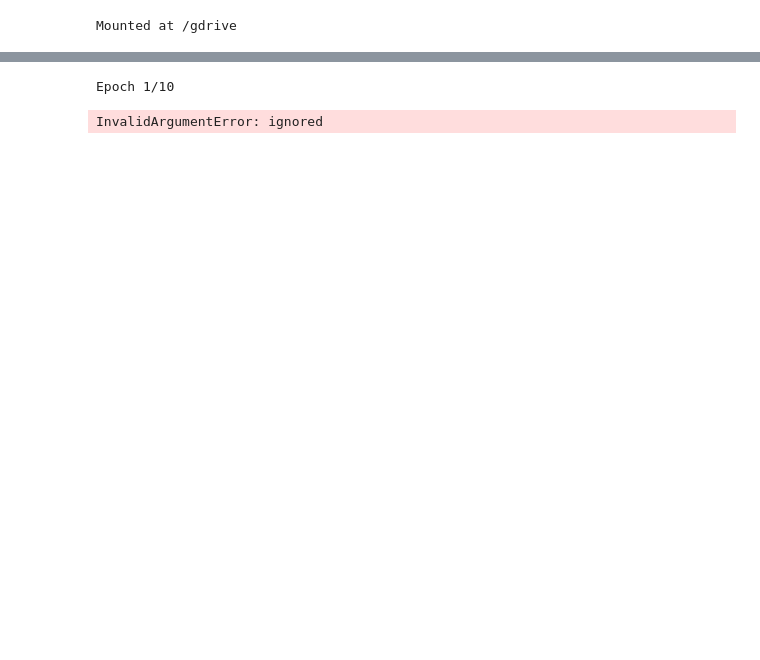
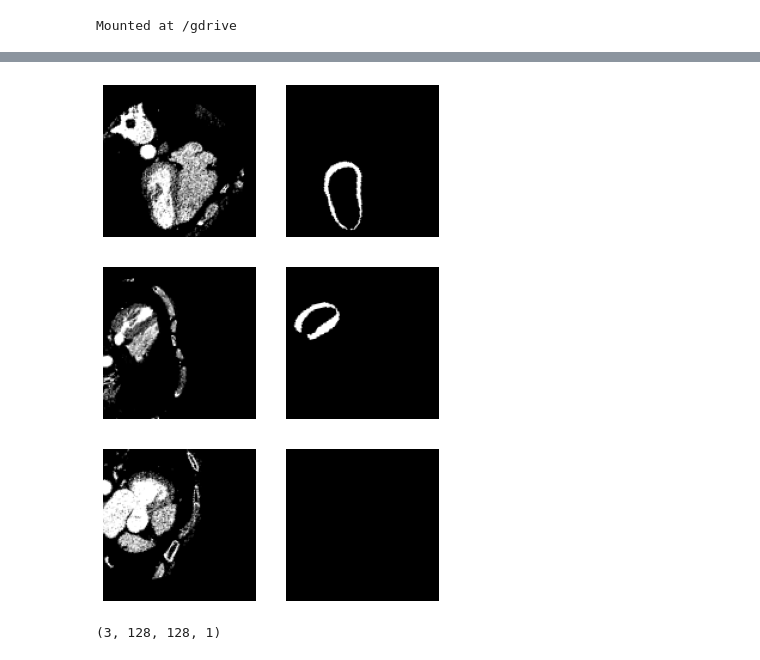
Before and after one commit to Chiaradisanto/Segmentation, a Jupyter notebook: Sensor_AMILOIDOSIipynb.ipynb, the cells around one changed output, grey strips where cells are left out. Cells and saved outputs as stored; diff of their text form; code cells hidden in the pictures; blank space fills up the shorter version.

```diff
--- a/Sensor_AMILOIDOSIipynb.ipynb
+++ b/Sensor_AMILOIDOSIipynb.ipynb
@@ -235,13 +553 @@ model.compile(optimizer=Adam(1e-4), loss=dice_coef_loss, metrics=dice_coef)
-# %%
-history=model.fit(train_img_gen,
-          steps_per_epoch=steps_per_epoch,
-          epochs=10,
-          verbose=1,
-          validation_data=val_img_gen,
-
-
-          validation_steps=val_steps_per_epoch)
-# %% [output]
-Epoch 1/10
-InvalidArgumentError: ignored
 # %%
@@ -248,0 +559,28 @@ model.save('/gdrive/MyDrive/TESI/Sensor3D-Amiloidosi-accuracy.h5')
+# %%
+a, b = val_generator.__next__()
+# %%
+for i in range(0,3):
+    image = a[i,0,:,:,0]
+    #mask = np.argmax(y[i], axis=2)
+    mask= b[i,0,:,:,0]
+    plt.subplot(1,2,1)
+    plt.imshow(image, cmap='gray')
+    plt.axis('off')
+    plt.subplot(1,2,2)
+    plt.imshow(mask, cmap='gray')
+    plt.axis('off')
+    plt.show()
+# %% [output]
+[figure, added]
+[figure, added]
+[figure, added]
+# %%
+import random
+test_img_number = random.randint(0, a.shape[0]-1)
+test_img = a[test_img_number]
+ground_truth=b[test_img_number]
+#test_img_norm=test_img[:,:,0][:,:,None]
+test_img_input=np.expand_dims(test_img, 0)
+ground_truth.shape
+# %% [output]
+(3, 128, 128, 1)
```
Also changed, not shown: parts of 35 cells of this notebook.
